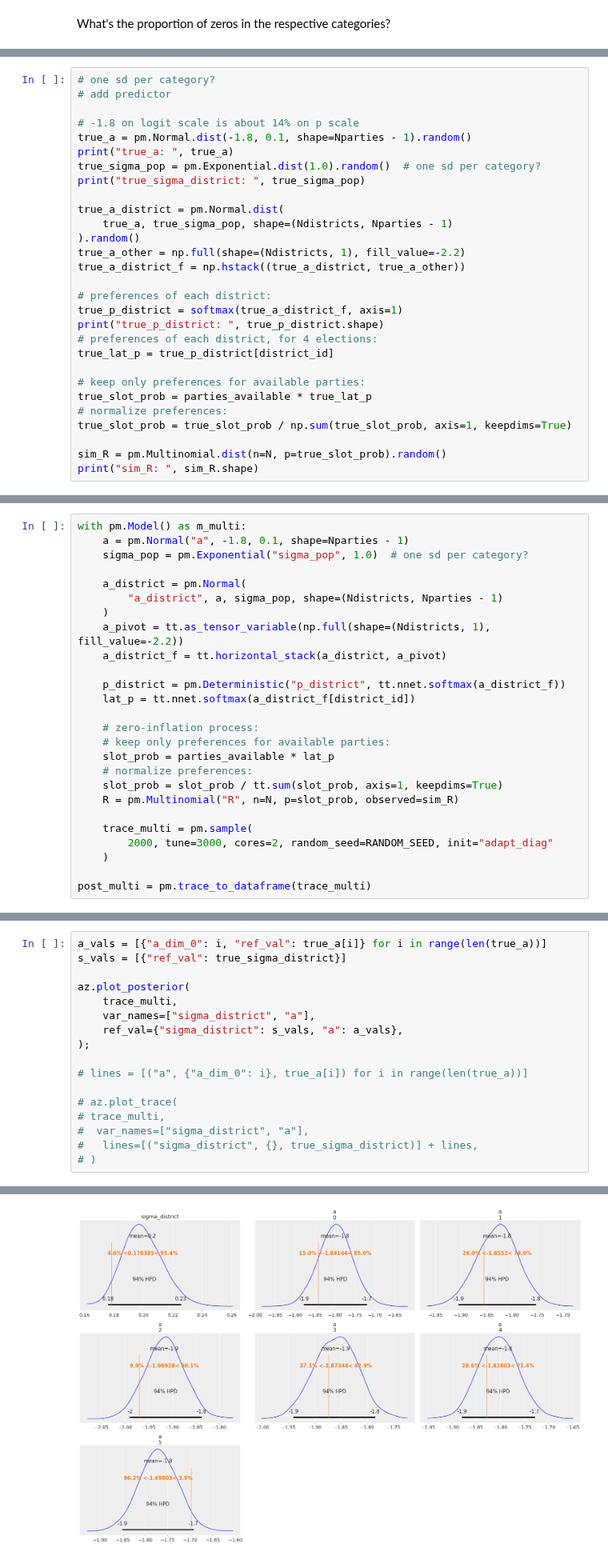
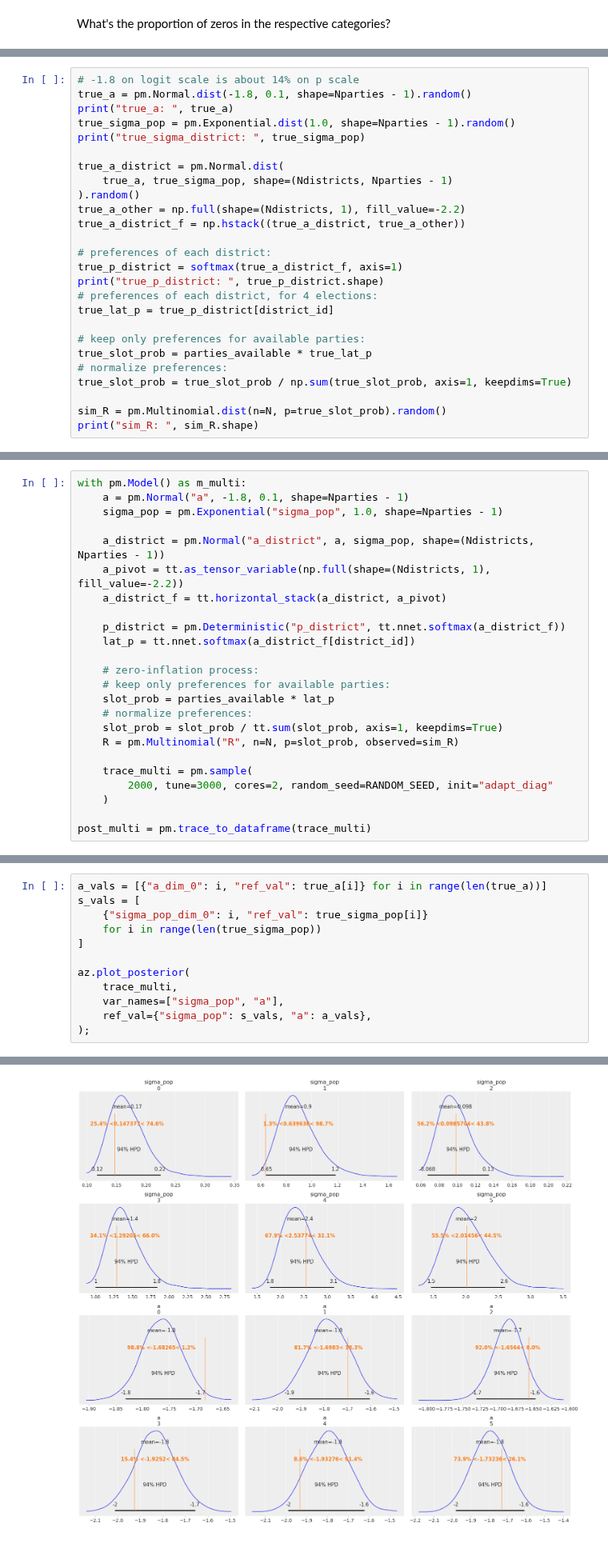
Before and after one commit to pollsposition/models, a Jupyter notebook: fondamentaux/munic_model.ipynb, the cells around one changed output, grey strips where cells are left out. Shown at 80% size. Cells and saved outputs as stored; diff of their text form.

Commit message:
Added one sd per multinomial category

```diff
--- a/fondamentaux/munic_model.ipynb
+++ b/fondamentaux/munic_model.ipynb
@@ -162,13 +162,10 @@ parties_available = pd.concat(
 # %% [markdown]
 And now we simulate zero-inflated multinomial data. The zero inflation comes from the fact that sometimes, some parties don't compete in a given election. Here, this process is simulated exactly like it happened in reality for the four elections in our dataset - thanks to the variable `parties_available`. So, during the four elections, some parties are not available in all or some districts.
 # %%
-# one sd per category?
-# add predictor
-
 # -1.8 on logit scale is about 14% on p scale
 true_a = pm.Normal.dist(-1.8, 0.1, shape=Nparties - 1).random()
 print("true_a: ", true_a)
-true_sigma_pop = pm.Exponential.dist(1.0).random()  # one sd per category?
+true_sigma_pop = pm.Exponential.dist(1.0, shape=Nparties - 1).random()
 print("true_sigma_district: ", true_sigma_pop)
 
 true_a_district = pm.Normal.dist(
@@ -198,11 +195,9 @@ sim_R:  (80, 7)
 # %%
 with pm.Model() as m_multi:
     a = pm.Normal("a", -1.8, 0.1, shape=Nparties - 1)
-    sigma_pop = pm.Exponential("sigma_pop", 1.0)  # one sd per category?
+    sigma_pop = pm.Exponential("sigma_pop", 1.0, shape=Nparties - 1)
 
-    a_district = pm.Normal(
-        "a_district", a, sigma_pop, shape=(Ndistricts, Nparties - 1)
-    )
+    a_district = pm.Normal("a_district", a, sigma_pop, shape=(Ndistricts, Nparties - 1))
     a_pivot = tt.as_tensor_variable(np.full(shape=(Ndistricts, 1), fill_value=-2.2))
     a_district_f = tt.horizontal_stack(a_district, a_pivot)
 
@@ -229,18 +224,13 @@ NUTS: [a_district, sigma_district, a]
 # %%
 a_vals = [{"a_dim_0": i, "ref_val": true_a[i]} for i in range(len(true_a))]
-s_vals = [{"ref_val": true_sigma_district}]
+s_vals = [
+    {"sigma_pop_dim_0": i, "ref_val": true_sigma_pop[i]}
+    for i in range(len(true_sigma_pop))
+]
 
 az.plot_posterior(
     trace_multi,
-    var_names=["sigma_district", "a"],
-    ref_val={"sigma_district": s_vals, "a": a_vals},
+    var_names=["sigma_pop", "a"],
+    ref_val={"sigma_pop": s_vals, "a": a_vals},
 );
-
-# lines = [("a", {"a_dim_0": i}, true_a[i]) for i in range(len(true_a))]
-
-# az.plot_trace(
-# trace_multi,
-#  var_names=["sigma_district", "a"],
-#   lines=[("sigma_district", {}, true_sigma_district)] + lines,
-# )
 # %% [output]
@@ -255,2 +237,2 @@ array([<matplotlib.axes._subplots.AxesSubplot object at 0x...>,
-[figure, old version]
+[figure, new version]
 # %%
```
Also changed, not shown: parts of 5 cells of this notebook.
